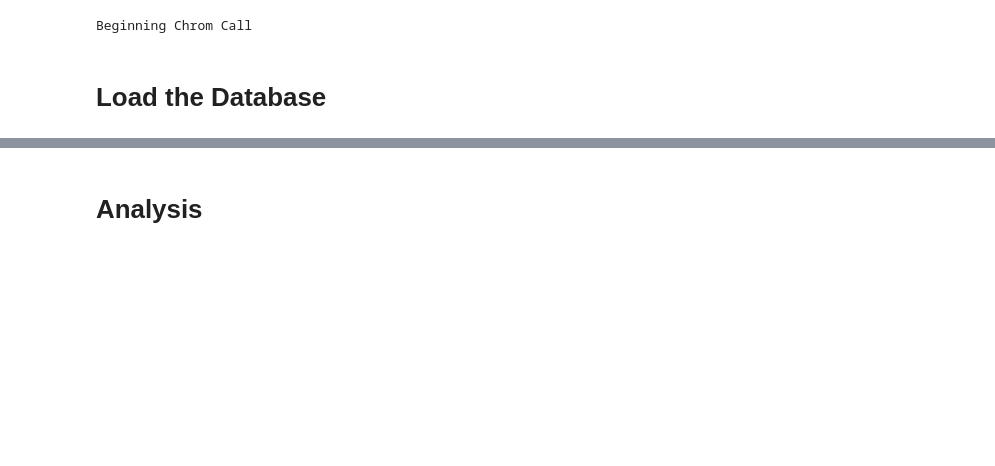
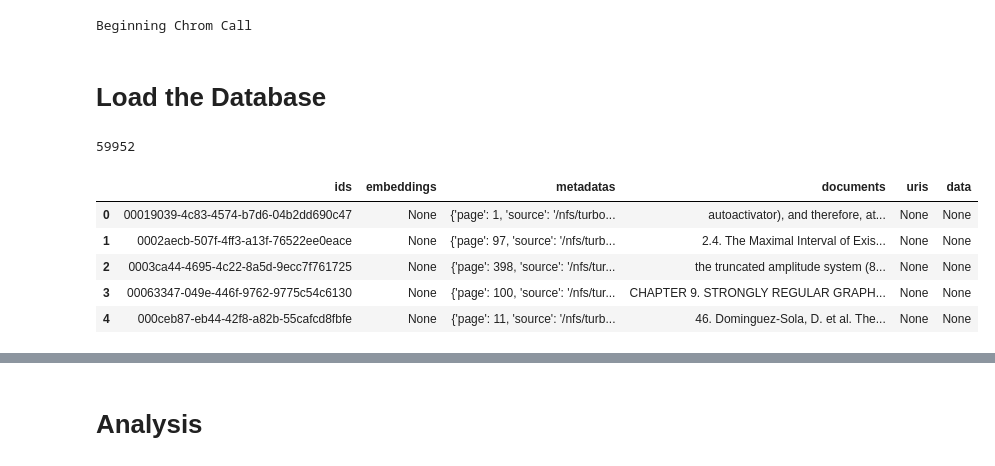
Before and after one commit to Jpickard1/BRAD, a Jupyter notebook: experimental/DigitalLibrary.ipynb, the cells around one changed output, grey strips where cells are left out. Saved outputs shown, nothing was run; the diff lists cells and outputs as text; code cells hidden in the pictures; blank space fills up the shorter version.

```diff
--- a/experimental/DigitalLibrary.ipynb
+++ b/experimental/DigitalLibrary.ipynb
@@ -97,3 +97,7 @@ vectordb = Chroma(persist_directory=persist_directory,
                   embedding_function=embeddings_model,
                   client=_client_settings,
                   collection_name=db_name)
+# %%
+len(vectordb)
+# %% [output]
+59952
@@ -99,0 +106,11 @@ vectordb = Chroma(persist_directory=persist_directory,
+# %%
+import pandas as pd
+df = pd.DataFrame(df)
+df.head()
+# %% [output]
+|  | ids | embeddings | metadatas | documents | uris | data |
+| 0 | 00019039-4c83-4574-b7d6-04b2dd690c47 | None | {'page': 1, 'source': '/nfs/turbo... | autoactivator), and therefore, at... | None | None |
+| 1 | 0002aecb-507f-4ff3-a13f-76522ee0eace | None | {'page': 97, 'source': '/nfs/turb... | 2.4. The Maximal Interval of Exis... | None | None |
+| 2 | 0003ca44-4695-4c22-8a5d-9ecc7f761725 | None | {'page': 398, 'source': '/nfs/tur... | the truncated amplitude system (8... | None | None |
+| 3 | 00063347-049e-446f-9762-9775c54c6130 | None | {'page': 100, 'source': '/nfs/tur... | CHAPTER 9. STRONGLY REGULAR GRAPH... | None | None |
+| 4 | 000ceb87-eb44-42f8-a82b-55cafcd8fbfe | None | {'page': 11, 'source': '/nfs/turb... | 46. Dominguez-Sola, D. et al. The... | None | None |
```
Also changed, not shown: parts of 4 cells of this notebook, 3 other files.
